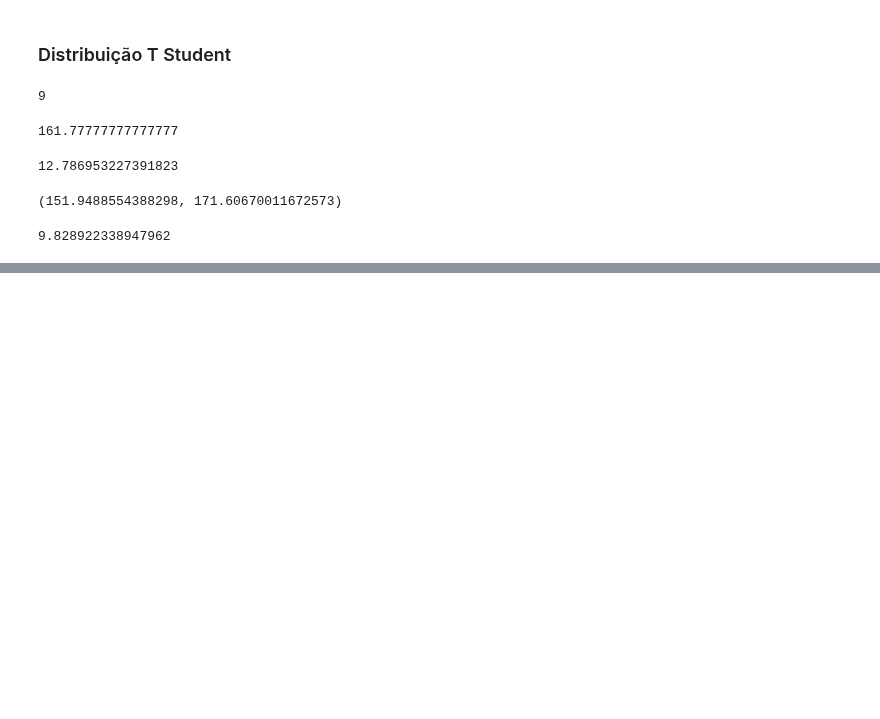
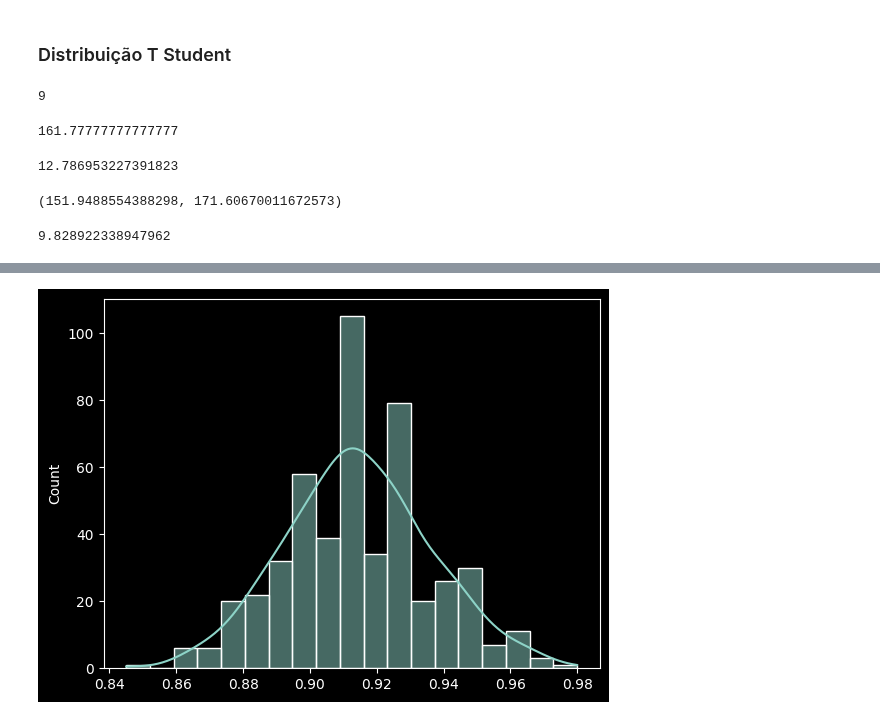
Before and after one commit to Joao-Inacio/Statistics_for-Data_Science, a Jupyter notebook: Intervalos_de_Confianca_e_Teste_de_Hipoteses/Intervalos_de_Confianca.ipynb, the cells around one changed output, grey strips where cells are left out. Saved outputs shown, nothing was run; the diff lists cells and outputs as text; code cells hidden in the pictures; blank space fills up the shorter version.

```diff
--- a/Intervalos_de_Confianca_e_Teste_de_Hipoteses/Intervalos_de_Confianca.ipynb
+++ b/Intervalos_de_Confianca_e_Teste_de_Hipoteses/Intervalos_de_Confianca.ipynb
@@ -186,0 +298,5 @@ magem_erro
+# %%
+# Gráfios
+sns.histplot(resultados_logistica_cv_300, kde=True);
+# %% [output]
+[figure, added]
```
Also changed, not shown: parts of 41 cells of this notebook.
